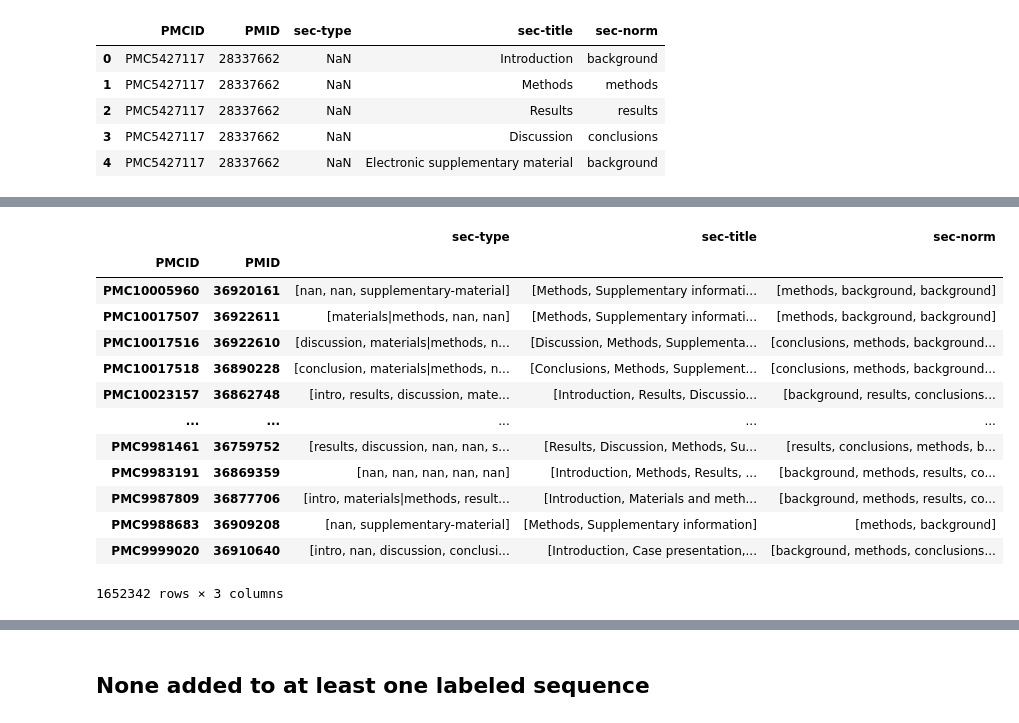
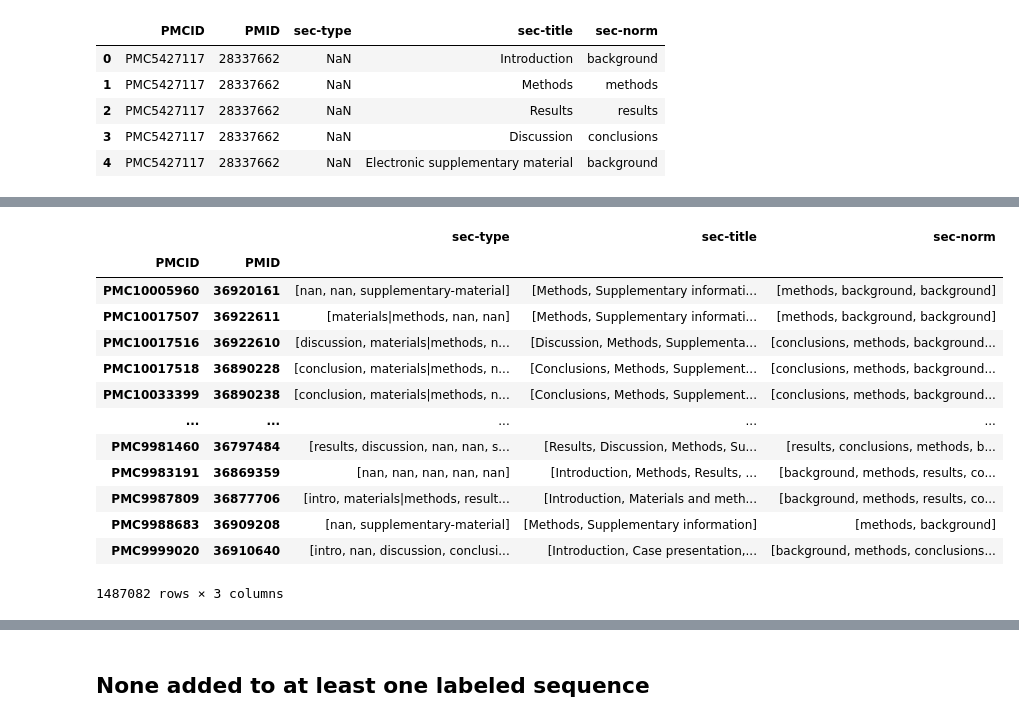
Before and after one commit to sylvey/section_normalization, a Jupyter notebook: BERT-CRF.ipynb, the cells around one changed output, grey strips where cells are left out. Cells and saved outputs as stored; diff of their text form; code cells hidden in the pictures.

```diff
--- a/BERT-CRF.ipynb
+++ b/BERT-CRF.ipynb
@@ -358,3 +358,15 @@ df.head()
 | 2 | PMC5427117 | 28337662 | NaN | Results | results |
 | 3 | PMC5427117 | 28337662 | NaN | Discussion | conclusions |
 | 4 | PMC5427117 | 28337662 | NaN | Electronic supplementary material | background |
+# %%
+import pandas as pd
+train_df = pd.read_csv('Processed_Headings/train_df.csv')
+test_df = pd.read_csv('Processed_Headings/test_df.csv')
+# %%
+import ast
+
+train_df['inputs_with_sep'] = train_df['inputs_with_sep'].apply(ast.literal_eval)
+train_df['labels_with_sep'] = train_df['labels_with_sep'].apply(ast.literal_eval)
+
+test_df['inputs_with_sep'] = test_df['inputs_with_sep'].apply(ast.literal_eval)
+test_df['labels_with_sep'] = test_df['labels_with_sep'].apply(ast.literal_eval)
@@ -361,2 +389,5 @@ df.head()
+# %%
+train_pmc_list = train_df['PMCID'].tolist()
 # %%
-df = df.dropna(subset=['sec-norm'])
+df_train = df.dropna(subset=['sec-norm'])
+df_train
@@ -363,21 +408,22 @@ df = df.dropna(subset=['sec-norm'])
 # %%
-df_grouped = df.groupby(["PMCID", "PMID"]).agg(list)
-df_grouped
+df_train = df_train[df_train['PMCID'].isin(train_pmc_list)]
+train_df = df_train.groupby(["PMCID", "PMID"]).agg(list)
+train_df
 # %% [output]
 |  |  | sec-type | sec-title | sec-norm |
 | PMCID | PMID |  |  |  |
 | PMC10005960 | 36920161 | [nan, nan, supplementary-material] | [Methods, Supplementary informati... | [methods, background, background] |
 | PMC10017507 | 36922611 | [materials|methods, nan, nan] | [Methods, Supplementary informati... | [methods, background, background] |
 | PMC10017516 | 36922610 | [discussion, materials|methods, n... | [Discussion, Methods, Supplementa... | [conclusions, methods, background... |
 | PMC10017518 | 36890228 | [conclusion, materials|methods, n... | [Conclusions, Methods, Supplement... | [conclusions, methods, background... |
-| PMC10023157 | 36862748 | [intro, results, discussion, mate... | [Introduction, Results, Discussio... | [background, results, conclusions... |
+| PMC10033399 | 36890238 | [conclusion, materials|methods, n... | [Conclusions, Methods, Supplement... | [conclusions, methods, background... |
 | ... | ... | ... | ... | ... |
-| PMC9981461 | 36759752 | [results, discussion, nan, nan, s... | [Results, Discussion, Methods, Su... | [results, conclusions, methods, b... |
+| PMC9981460 | 36797484 | [results, discussion, nan, nan, s... | [Results, Discussion, Methods, Su... | [results, conclusions, methods, b... |
 | PMC9983191 | 36869359 | [nan, nan, nan, nan, nan] | [Introduction, Methods, Results, ... | [background, methods, results, co... |
 | PMC9987809 | 36877706 | [intro, materials|methods, result... | [Introduction, Materials and meth... | [background, methods, results, co... |
 | PMC9988683 | 36909208 | [nan, supplementary-material] | [Methods, Supplementary information] | [methods, background] |
 | PMC9999020 | 36910640 | [intro, nan, discussion, conclusi... | [Introduction, Case presentation,... | [background, methods, conclusions... |
-1652342 rows × 3 columns
+1487082 rows × 3 columns
 # %%
 import pandas as pd
 
```
Also changed, not shown: parts of 61 cells of this notebook, 3 other files.
